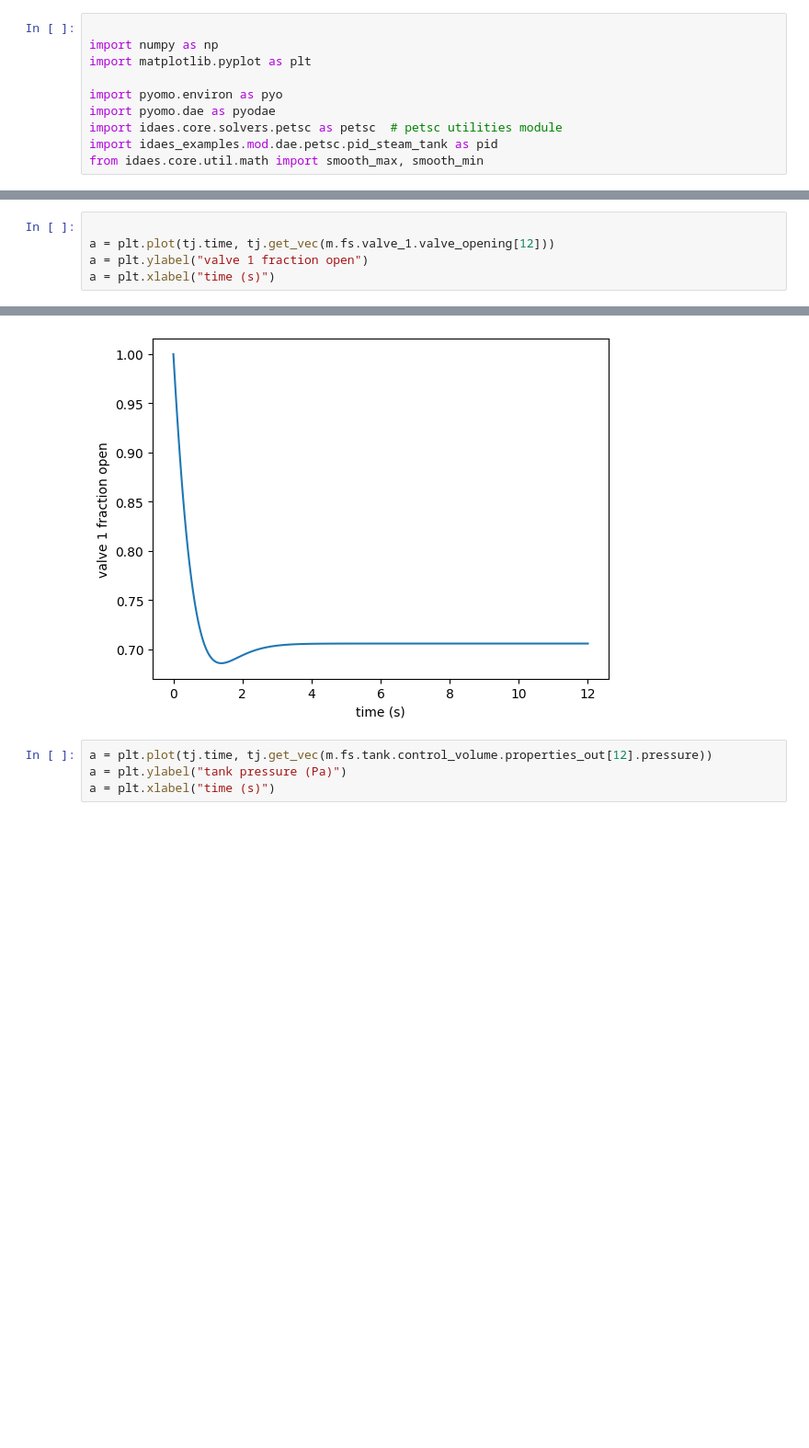
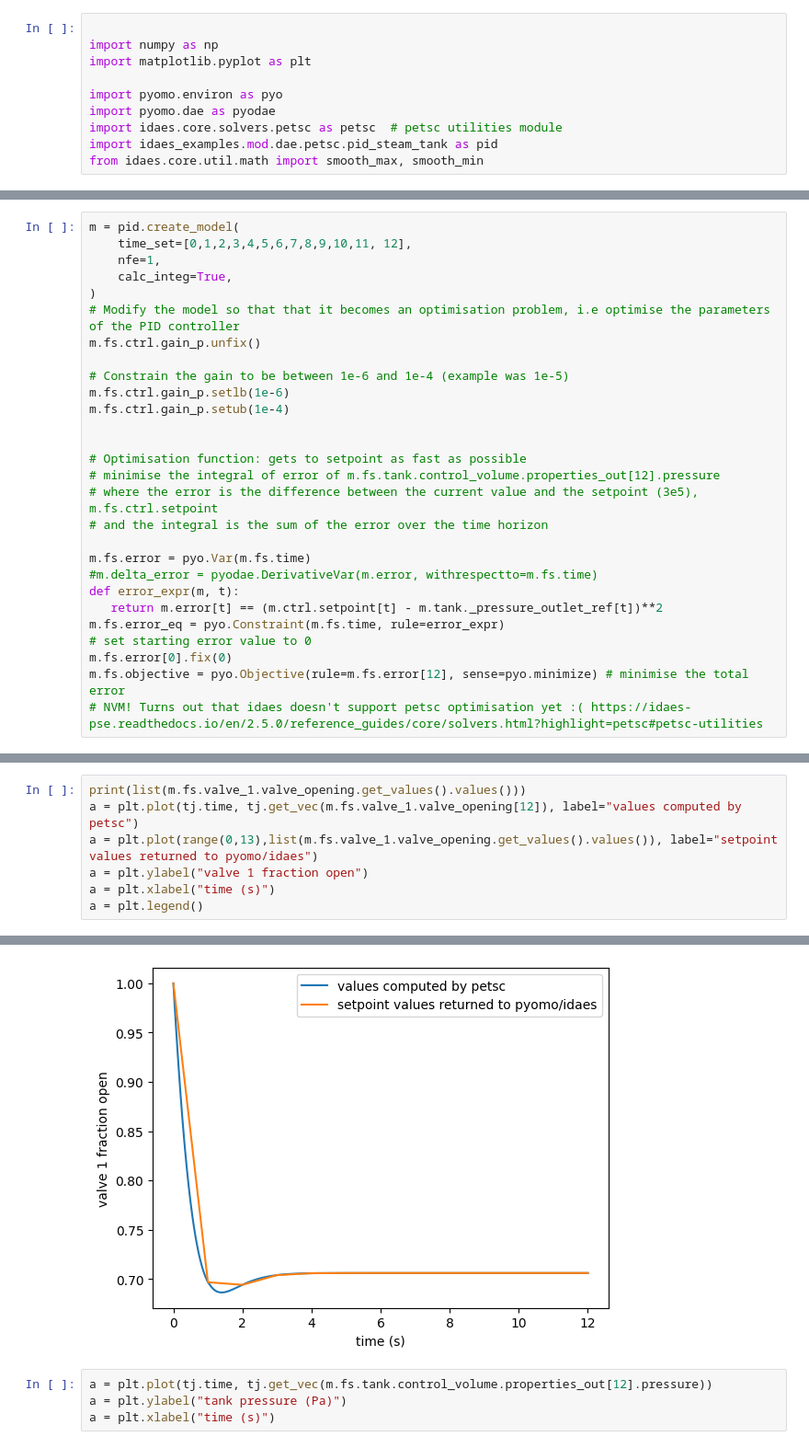
Before and after one commit to bertkdowns/model-predictive-control, a Jupyter notebook: demo.ipynb, the cells around one changed output, grey strips where cells are left out. Shown: that part at 92% size. Cells and saved outputs as stored; diff of their text form; blank space fills up the shorter version.

Commit message:
trying petsc

```diff
--- a/demo.ipynb
+++ b/demo.ipynb
@@ -41,0 +26,28 @@ m = pid.create_model(
+# %%
+m = pid.create_model(
+    time_set=[0,1,2,3,4,5,6,7,8,9,10,11, 12],
+    nfe=1,
+    calc_integ=True,
+)
+# Modify the model so that that it becomes an optimisation problem, i.e optimise the parameters of the PID controller
+m.fs.ctrl.gain_p.unfix()
+
+# Constrain the gain to be between 1e-6 and 1e-4 (example was 1e-5)
+m.fs.ctrl.gain_p.setlb(1e-6)
+m.fs.ctrl.gain_p.setub(1e-4)
+
+
+# Optimisation function: gets to setpoint as fast as possible
+# minimise the integral of error of m.fs.tank.control_volume.properties_out[12].pressure
+# where the error is the difference between the current value and the setpoint (3e5), m.fs.ctrl.setpoint
+# and the integral is the sum of the error over the time horizon
+
+m.fs.error = pyo.Var(m.fs.time)
+#m.delta_error = pyodae.DerivativeVar(m.error, withrespectto=m.fs.time)
+def error_expr(m, t):
+   return m.error[t] == (m.ctrl.setpoint[t] - m.tank._pressure_outlet_ref[t])**2
+m.fs.error_eq = pyo.Constraint(m.fs.time, rule=error_expr)
+# set starting error value to 0
+m.fs.error[0].fix(0)
+m.fs.objective = pyo.Objective(rule=m.fs.error[12], sense=pyo.minimize) # minimise the total error
+# NVM! Turns out that idaes doesn't support petsc optimisation yet :( https://idaes-pse.readthedocs.io/en/2.5.0/reference_guides/core/solvers.html?highlight=petsc#petsc-utilities
@@ -73,6 +94,8 @@ res = result.results  # solver status list
 # %%
-
-a = plt.plot(tj.time, tj.get_vec(m.fs.valve_1.valve_opening[12]))
+print(list(m.fs.valve_1.valve_opening.get_values().values()))
+a = plt.plot(tj.time, tj.get_vec(m.fs.valve_1.valve_opening[12]), label="values computed by petsc")
+a = plt.plot(range(0,13),list(m.fs.valve_1.valve_opening.get_values().values()), label="setpoint values returned to pyomo/idaes")
 a = plt.ylabel("valve 1 fraction open")
 a = plt.xlabel("time (s)")
+a = plt.legend()
 # %% [output]
@@ -79,4 +103,4 @@ a = plt.xlabel("time (s)")
-[figure, old version]
+[figure, new version]
 # %%
 a = plt.plot(tj.time, tj.get_vec(m.fs.tank.control_volume.properties_out[12].pressure))
 a = plt.ylabel("tank pressure (Pa)")
```
Also changed, not shown: parts of 9 cells of this notebook.
